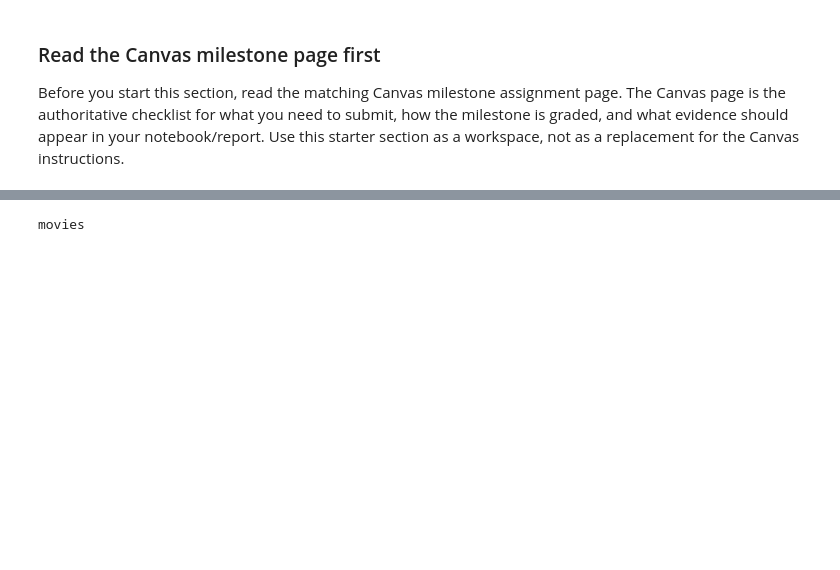
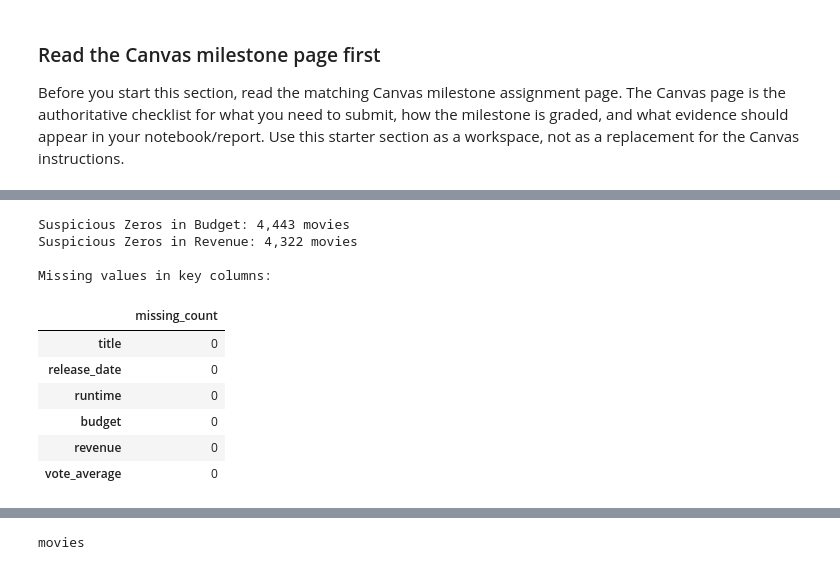
Before and after one commit to utsahenry/ban6003-project-option-1-movies-henry-ha, a Jupyter notebook: notebooks/movies_project_starter.ipynb, the cells around one changed output, grey strips where cells are left out. Saved outputs shown, nothing was run; the diff lists cells and outputs as text; code cells hidden in the pictures; blank space fills up the shorter version.

```diff
--- a/notebooks/movies_project_starter.ipynb
+++ b/notebooks/movies_project_starter.ipynb
@@ -162,4 +192,31 @@ Use this cell to draft the narrative required by the Canvas Milestone 1 page.
 # %%
 # Milestone 1 code workspace
 # Add your additional profiling checks here.
 # Examples: missingness by important columns, duplicate key checks, suspicious value checks.
+
+# 1. Suspicious value checks: Zeros in financial columns
+# Convert budget to numeric first to handle any mixed types
+movies['budget'] = pd.to_numeric(movies['budget'], errors='coerce')
+
+zero_budget = (movies['budget'] == 0).sum()
+zero_revenue = (movies['revenue'] == 0).sum()
+
+print(f"Suspicious Zeros in Budget: {zero_budget:,} movies")
+print(f"Suspicious Zeros in Revenue: {zero_revenue:,} movies\n")
+
+# 2. Missingness by important columns
+important_cols = ['title', 'release_date', 'runtime', 'budget', 'revenue', 'vote_average']
+print("Missing values in key columns:")
+display(movies[important_cols].isna().sum().to_frame('missing_count'))
+# %% [output]
+Suspicious Zeros in Budget: 4,443 movies
+Suspicious Zeros in Revenue: 4,322 movies
+
+Missing values in key columns:
+|  | missing_count |
+| title | 0 |
+| release_date | 0 |
+| runtime | 0 |
+| budget | 0 |
+| revenue | 0 |
+| vote_average | 0 |
```
Also changed, not shown: parts of 7 cells of this notebook.
